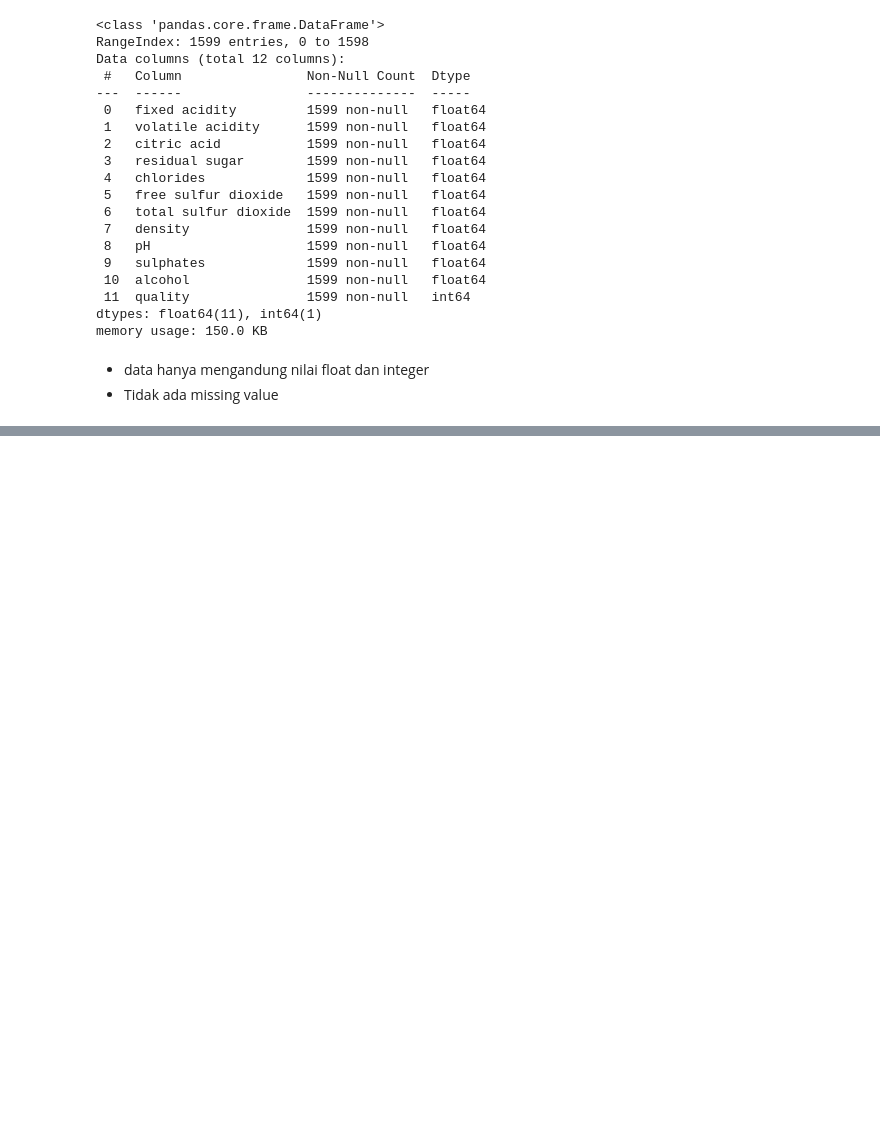
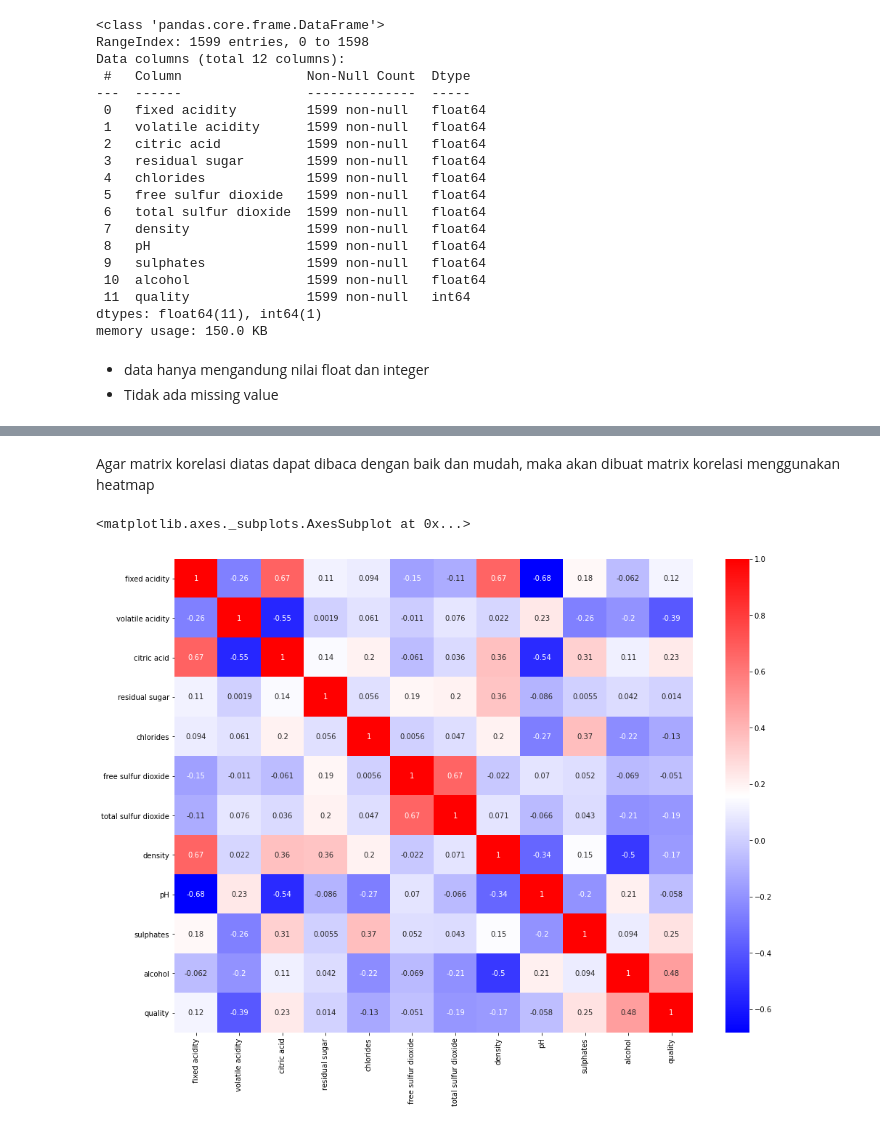
Before and after one commit to blacurly/sharing-github-oliv, a Jupyter notebook: EDA_Test_Wine.ipynb, the cells around one changed output, grey strips where cells are left out. Drawn from its saved outputs; the diff is of its cells as text; code cells hidden in the pictures; blank space fills up the shorter version.

```diff
--- a/EDA_Test_Wine.ipynb
+++ b/EDA_Test_Wine.ipynb
@@ -153,0 +189,9 @@ memory usage: 150.0 KB
+# %% [markdown]
+Agar matrix korelasi diatas dapat dibaca dengan baik dan mudah, maka akan dibuat matrix korelasi menggunakan heatmap
+# %%
+plt.figure(figsize=(16,12))
+sns.heatmap(data_eda.corr(), cmap='bwr',annot=True)
+#cmap= spesifikasi warna tema dari heatmap
+# %% [output]
+<matplotlib.axes._subplots.AxesSubplot at 0x...>
+[figure, added]
```
Also changed, not shown: parts of 9 cells of this notebook.
